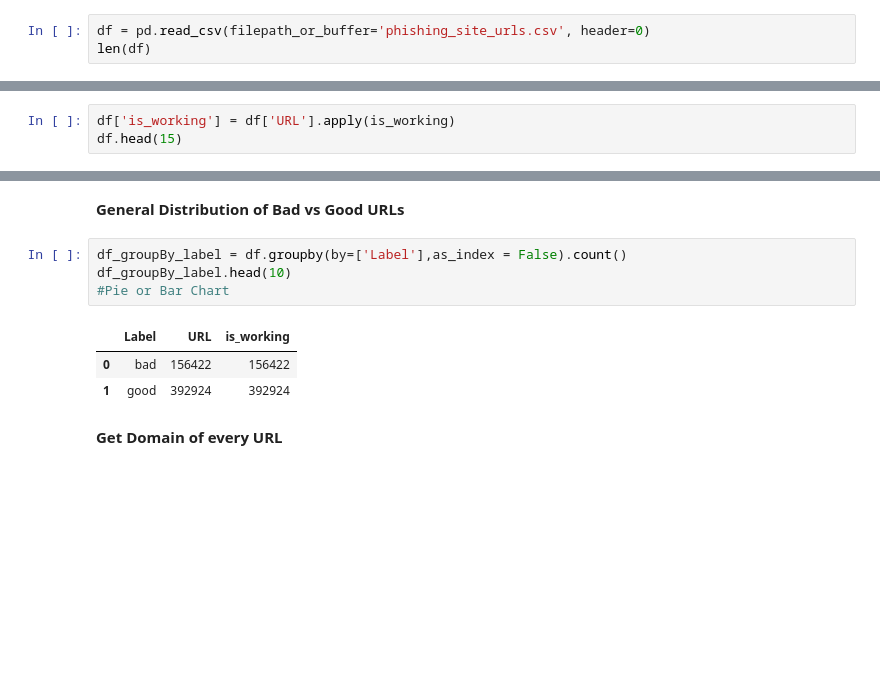
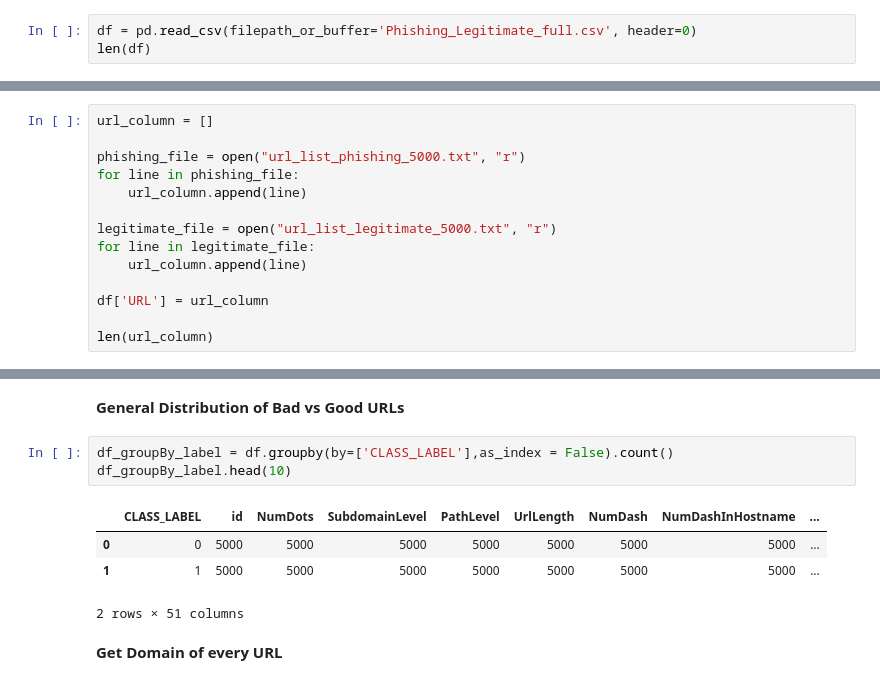
Before and after one commit to Fafien/PhishingDataset, a Jupyter notebook: phishing_analysis.ipynb, the cells around one changed output, grey strips where cells are left out. Saved outputs shown, nothing was run; the diff lists cells and outputs as text; blank space fills up the shorter version.

```diff
--- a/phishing_analysis.ipynb
+++ b/phishing_analysis.ipynb
@@ -11,6 +15,6 @@ from urllib.parse import urlparse
 # %% [markdown]
 # **Import Dataset**
 # %%
-df = pd.read_csv(filepath_or_buffer='phishing_site_urls.csv', header=0)
+df = pd.read_csv(filepath_or_buffer='Phishing_Legitimate_full.csv', header=0)
 len(df)
 # %% [output]
@@ -52,0 +69,14 @@ df['http_domain'] = new_column
+# %%
+url_column = []
+
+phishing_file = open("url_list_phishing_5000.txt", "r")
+for line in phishing_file:
+    url_column.append(line)
+
+legitimate_file = open("url_list_legitimate_5000.txt", "r")
+for line in legitimate_file:
+    url_column.append(line)
+
+df['URL'] = url_column
+
+len(url_column)
@@ -62,3 +96,0 @@ def is_working(url):
-# %%
-df['is_working'] = df['URL'].apply(is_working)
-df.head(15)
@@ -119,13 +116,13 @@ The numbers show, that if a URL is including an IP-address it is very likely tha
 # %% [markdown]
 **General Distribution of Bad vs Good URLs**
 # %%
-df_groupBy_label = df.groupby(by=['Label'],as_index = False).count()
+df_groupBy_label = df.groupby(by=['CLASS_LABEL'],as_index = False).count()
 df_groupBy_label.head(10)
-#Pie or Bar Chart
 # %% [output]
-|  | Label | URL | is_working |
-| 0 | bad | 156422 | 156422 |
-| 1 | good | 392924 | 392924 |
+|  | CLASS_LABEL | id | NumDots | SubdomainLevel | PathLevel | UrlLength | NumDash | NumDashInHostname | ... |
+| 0 | 0 | 5000 | 5000 | 5000 | 5000 | 5000 | 5000 | 5000 | ... |
+| 1 | 1 | 5000 | 5000 | 5000 | 5000 | 5000 | 5000 | 5000 | ... |
+2 rows × 51 columns
 # %% [markdown]
 **Get Domain of every URL**
 # %%
```
Also changed, not shown: parts of 59 cells of this notebook, 4 other files.
